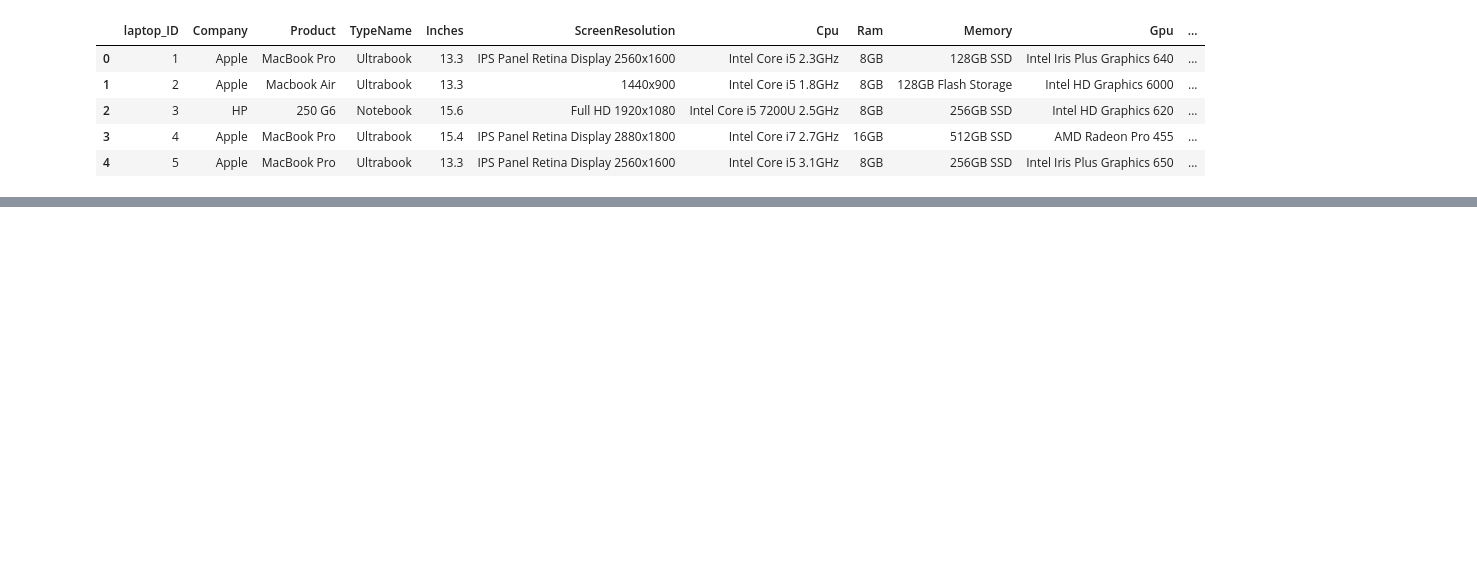
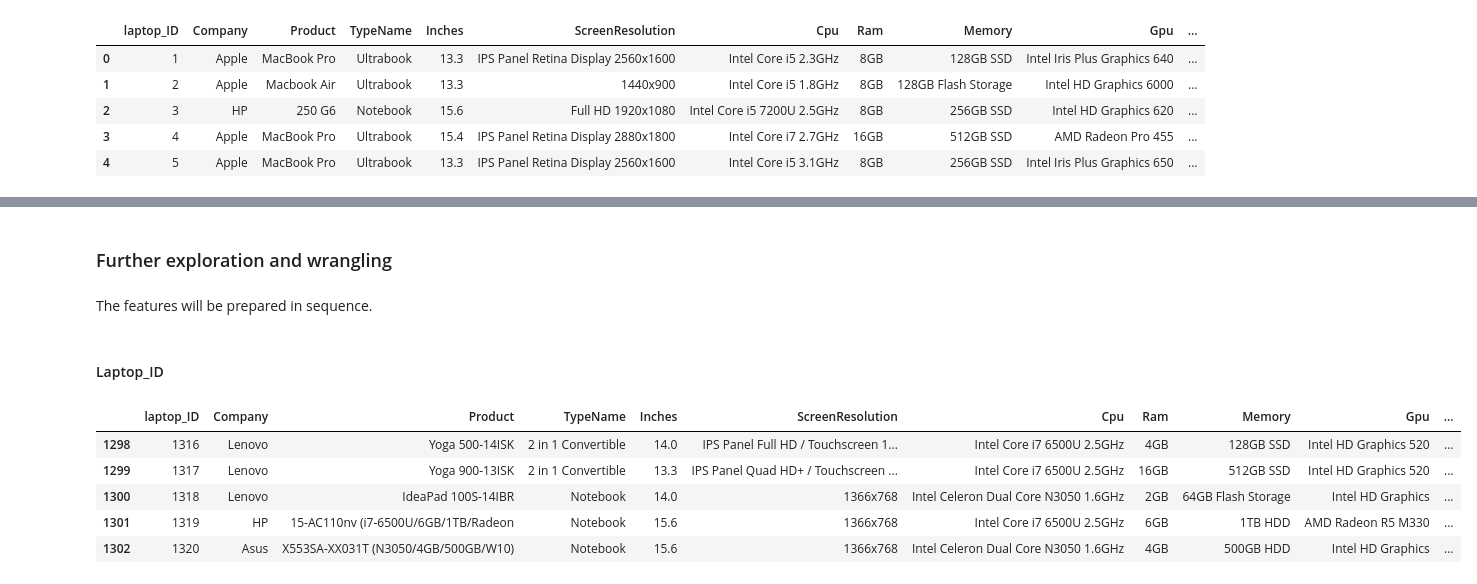
Before and after one commit to Lughaidh-w/Laptop-Price-Prediction, a Jupyter notebook: data_cleaning.ipynb, the cells around one changed output, grey strips where cells are left out. Saved outputs shown, nothing was run; the diff lists cells and outputs as text; code cells hidden in the pictures; blank space fills up the shorter version.

Commit message:
initial exploration

```diff
--- a/data_cleaning.ipynb
+++ b/data_cleaning.ipynb
@@ -17,0 +114,16 @@ df.head()
+# %% [markdown]
+### Further exploration and wrangling
+# %% [markdown]
+The features will be prepared in sequence.
+# %% [markdown]
+#### Laptop_ID
+# %%
+# laptop_ID is a unique identifier, for some reason it skips some numbers
+df.tail()
+# %% [output]
+|  | laptop_ID | Company | Product | TypeName | Inches | ScreenResolution | Cpu | Ram | Memory | Gpu | ... |
+| 1298 | 1316 | Lenovo | Yoga 500-14ISK | 2 in 1 Convertible | 14.0 | IPS Panel Full HD / Touchscreen 1... | Intel Core i7 6500U 2.5GHz | 4GB | 128GB SSD | Intel HD Graphics 520 | ... |
+| 1299 | 1317 | Lenovo | Yoga 900-13ISK | 2 in 1 Convertible | 13.3 | IPS Panel Quad HD+ / Touchscreen ... | Intel Core i7 6500U 2.5GHz | 16GB | 512GB SSD | Intel HD Graphics 520 | ... |
+| 1300 | 1318 | Lenovo | IdeaPad 100S-14IBR | Notebook | 14.0 | 1366x768 | Intel Celeron Dual Core N3050 1.6GHz | 2GB | 64GB Flash Storage | Intel HD Graphics | ... |
+| 1301 | 1319 | HP | 15-AC110nv (i7-6500U/6GB/1TB/Radeon | Notebook | 15.6 | 1366x768 | Intel Core i7 6500U 2.5GHz | 6GB | 1TB HDD | AMD Radeon R5 M330 | ... |
+| 1302 | 1320 | Asus | X553SA-XX031T (N3050/4GB/500GB/W10) | Notebook | 15.6 | 1366x768 | Intel Celeron Dual Core N3050 1.6GHz | 4GB | 500GB HDD | Intel HD Graphics | ... |
```
Also changed, not shown: parts of 15 cells of this notebook, 2 other files.
